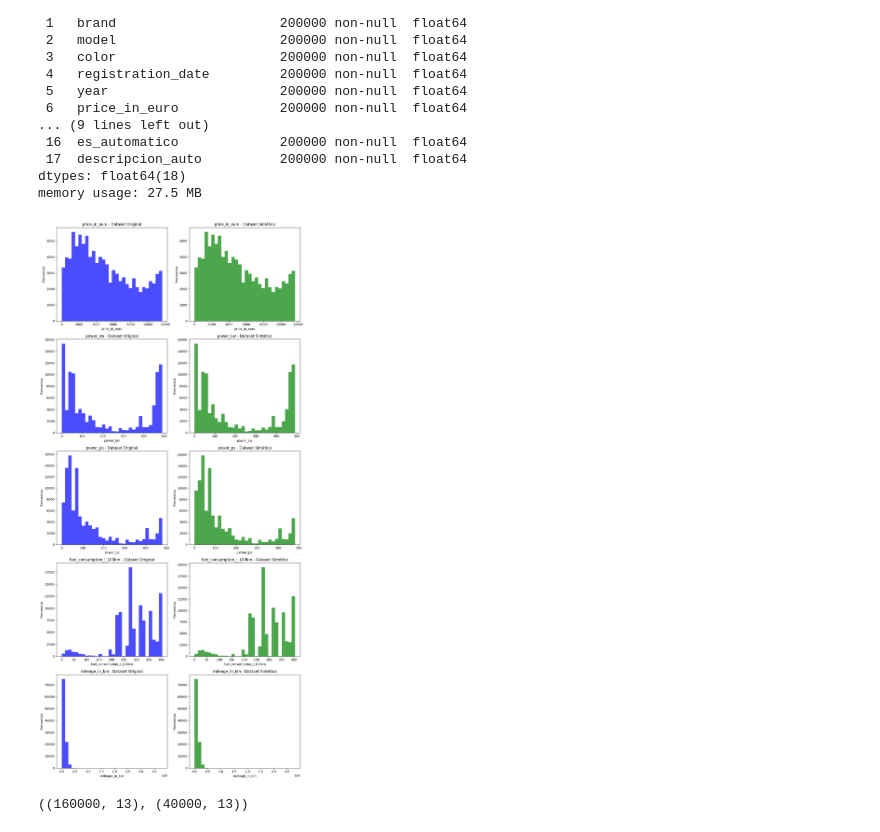
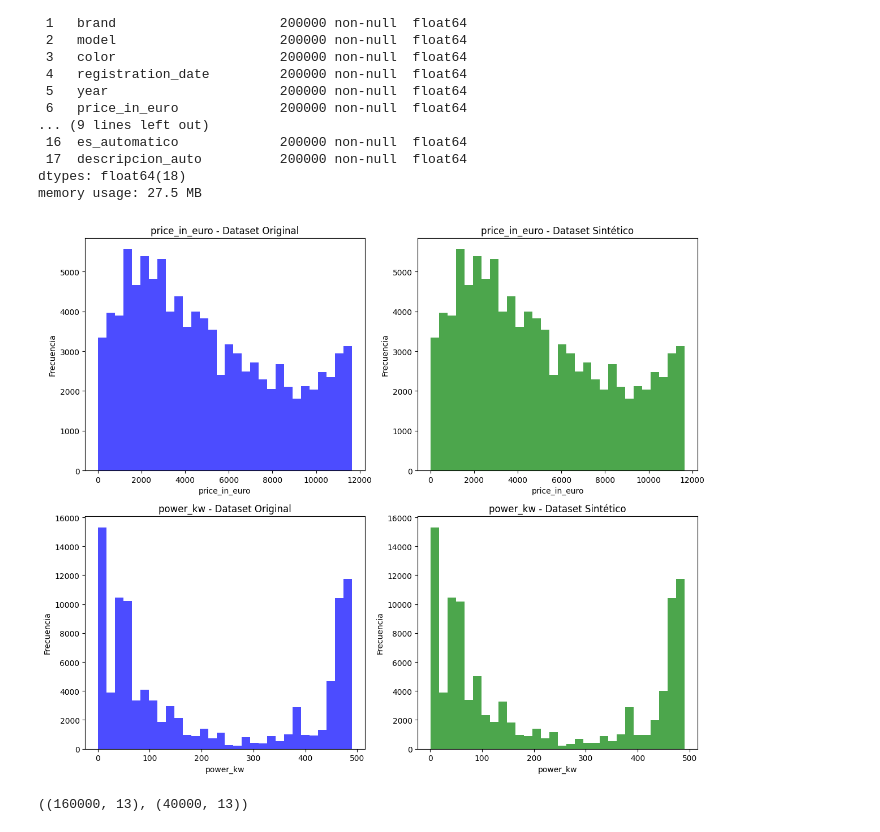
Before and after one commit to OmarChocamani/SIS420-OCL, a Jupyter notebook: Copia_de_reg_log_onevsall_03.ipynb, the cells around one changed output. Cells and saved outputs as stored; diff of their text form; code cells hidden in the pictures.

```diff
--- a/Copia_de_reg_log_onevsall_03.ipynb
+++ b/Copia_de_reg_log_onevsall_03.ipynb
@@ -169,11 +158,11 @@ data_copy = data.copy()
 decimal_columns = ['Unnamed: 0','model','color','registration_date','year','price_in_euro','power_kw','power_ps','fuel_type', 'fuel_consumption_l_100km', 'fuel_consumption_g_km', 'mileage_in_km','offer_description','descripcion_auto']
 
 # Asegurarse de que las columnas sean del tipo adecuado
-for col in decimal_columns:
-    data_copy[col] = pd.to_numeric(data_copy[col], errors='coerce')
+#for col in decimal_columns:
+ #   data_copy[col] = pd.to_numeric(data_copy[col], errors='coerce')
 
 # Filtrar filas con valores no válidos (NaN) en columnas decimales
-data_copy = data_copy.dropna(subset=decimal_columns)
+#data_copy = data_copy.dropna(subset=decimal_columns)
 
 # Aumentar los valores decimales en las columnas especificadas
 for col in decimal_columns:
@@ -237,33 +227,33 @@ memory usage: 27.5 MB
 # %%
 # Cargar los datasets originales y sintéticos
 #data_original = pd.read_csv('ruta_del_archivo_original.csv')
 #data_sintetico = pd.read_csv('ruta_del_archivo_modificado.csv')
 
 # Especificar las columnas numéricas que queremos graficar
-columnas_numericas = ['price_in_euro', 'power_kw', 'power_ps', 'fuel_consumption_l_100km', 'mileage_in_km']
+columnas_numericas = ['price_in_euro', 'power_kw']
 
 # Crear una figura para comparar cada atributo entre los datasets
 fig, axs = pyplot.subplots(len(columnas_numericas), 2, figsize=(12, 5 * len(columnas_numericas)))
 
 # Iterar sobre las columnas numéricas y generar gráficos
 for i, col in enumerate(columnas_numericas):
     # Graficar el dataset original
     axs[i, 0].hist(data[col].dropna(), bins=30, color='blue', alpha=0.7)
     axs[i, 0].set_title(f'{col} - Dataset Original')
     axs[i, 0].set_xlabel(col)
     axs[i, 0].set_ylabel('Frecuencia')
 
     # Graficar el dataset sintético
     axs[i, 1].hist(data_copy[col].dropna(), bins=30, color='green', alpha=0.7)
     axs[i, 1].set_title(f'{col} - Dataset Sintético')
     axs[i, 1].set_xlabel(col)
     axs[i, 1].set_ylabel('Frecuencia')
 
 # Ajustar el espacio entre gráficos
 pyplot.tight_layout()
 pyplot.show()
 # %% [output]
-[figure, old version]
+[figure, new version]
 # %%
 X_datos=nuevo_data.iloc[:,[2,3,4,5,6,7,8,9,10,11,12,13,14]]
 y_datos=nuevo_data.iloc[:,1]
```
Also changed, not shown: parts of 27 cells of this notebook.
